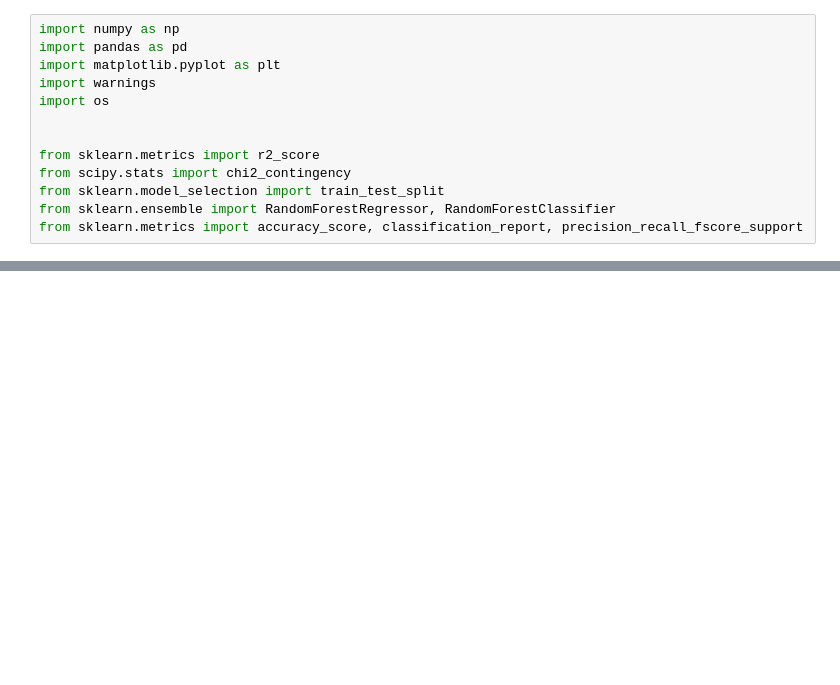
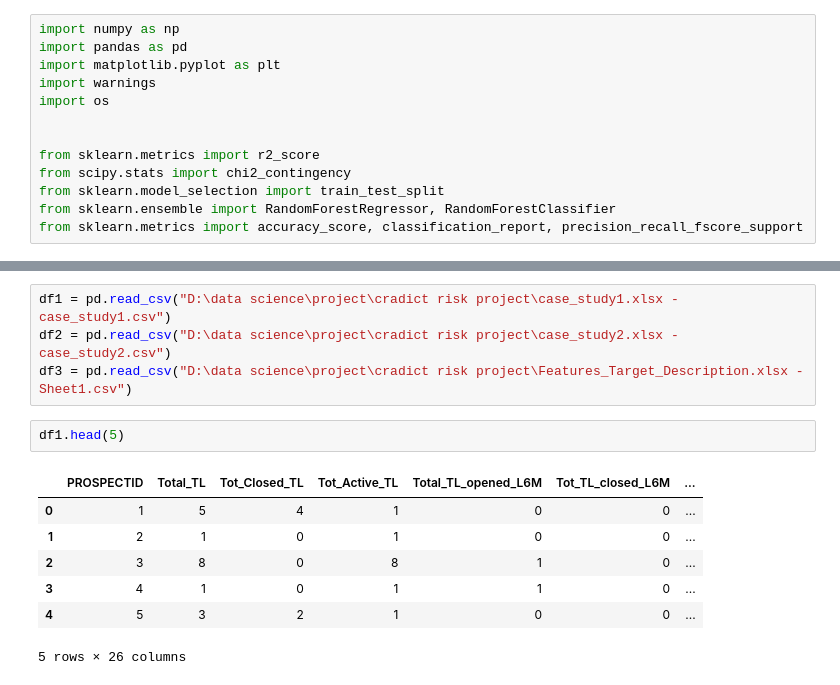
Before and after one commit to SandeepSuthar169/Credit-Risk-Modeling-Project, a Jupyter notebook: notebook.ipynb, the cells around one changed output, grey strips where cells are left out. Drawn from its saved outputs; the diff is of its cells as text; blank space fills up the shorter version.

```diff
--- a/notebook.ipynb
+++ b/notebook.ipynb
@@ -17,0 +16,14 @@ ModuleNotFoundError: No module named 'statsmodels'
+# %%
+df1 = pd.read_csv("D:\data science\project\cradict risk project\case_study1.xlsx - case_study1.csv")
+df2 = pd.read_csv("D:\data science\project\cradict risk project\case_study2.xlsx - case_study2.csv")
+df3 = pd.read_csv("D:\data science\project\cradict risk project\Features_Target_Description.xlsx - Sheet1.csv")
+# %%
+df1.head(5)
+# %% [output]
+|  | PROSPECTID | Total_TL | Tot_Closed_TL | Tot_Active_TL | Total_TL_opened_L6M | Tot_TL_closed_L6M | ... |
+| 0 | 1 | 5 | 4 | 1 | 0 | 0 | ... |
+| 1 | 2 | 1 | 0 | 1 | 0 | 0 | ... |
+| 2 | 3 | 8 | 0 | 8 | 1 | 0 | ... |
+| 3 | 4 | 1 | 0 | 1 | 1 | 0 | ... |
+| 4 | 5 | 3 | 2 | 1 | 0 | 0 | ... |
+5 rows × 26 columns
```
Also changed, not shown: parts of 39 cells of this notebook.
